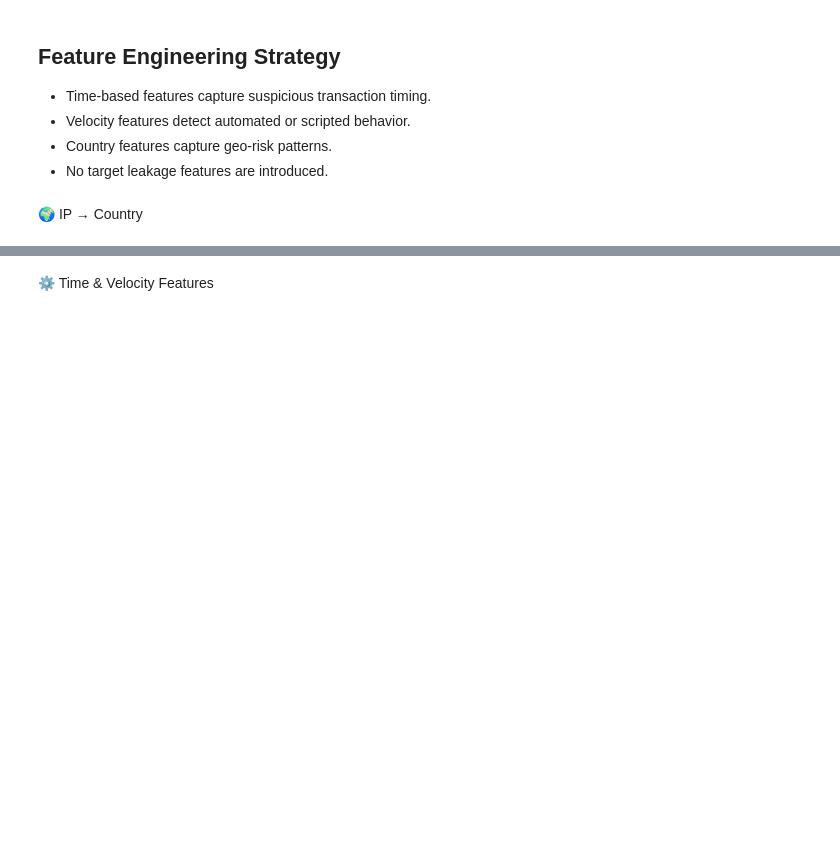
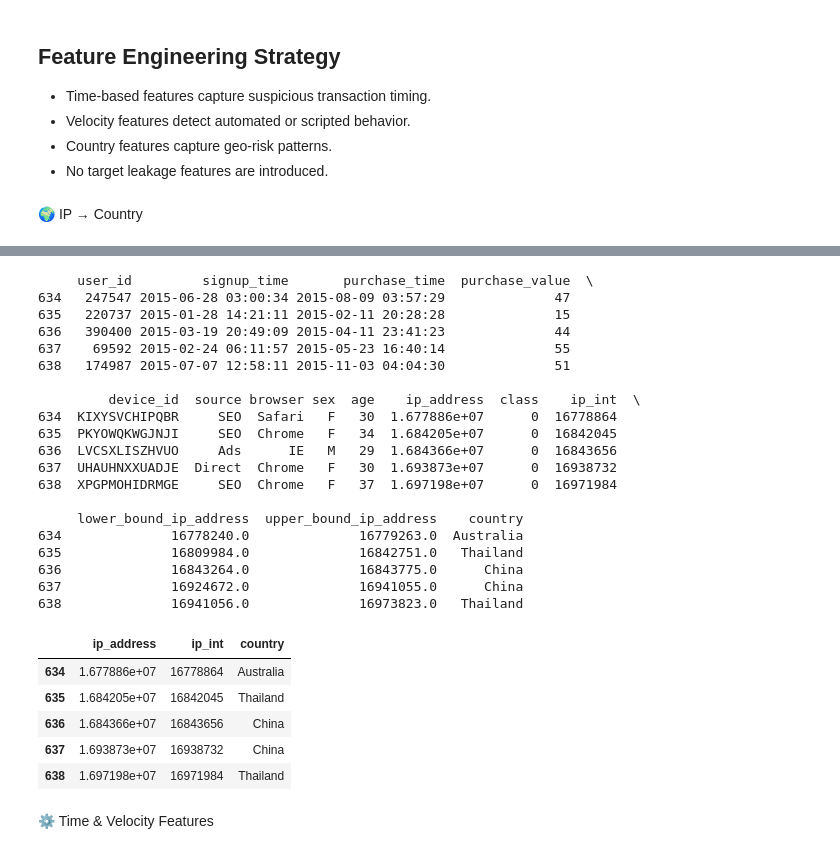
Before and after one commit to Moggycool/fraud-detection, a Jupyter notebook: notebooks/feature-engineering.ipynb, the cells around one changed output, grey strips where cells are left out. Cells and saved outputs as stored; diff of their text form; code cells hidden in the pictures; blank space fills up the shorter version.

```diff
--- a/notebooks/feature-engineering.ipynb
+++ b/notebooks/feature-engineering.ipynb
@@ -19,3 +43,38 @@ print(fraud_df.head())
+# %%
+from src.geo_utils import convert_ip_to_int, merge_ip_country
+
+fraud_df = convert_ip_to_int(df)
+fraud_df = merge_ip_country(fraud_df, ip_df)
+print(fraud_df.head())
+
+fraud_df[["ip_address", "ip_int", "country"]].head()
+# %% [output]
+     user_id         signup_time       purchase_time  purchase_value  \
+634   247547 2015-06-28 03:00:34 2015-08-09 03:57:29              47
+635   220737 2015-01-28 14:21:11 2015-02-11 20:28:28              15
+636   390400 2015-03-19 20:49:09 2015-04-11 23:41:23              44
+637    69592 2015-02-24 06:11:57 2015-05-23 16:40:14              55
+638   174987 2015-07-07 12:58:11 2015-11-03 04:04:30              51
+
+         device_id  source browser sex  age    ip_address  class    ip_int  \
+634  KIXYSVCHIPQBR     SEO  Safari   F   30  1.677886e+07      0  16778864
+635  PKYOWQKWGJNJI     SEO  Chrome   F   34  1.684205e+07      0  16842045
+636  LVCSXLISZHVUO     Ads      IE   M   29  1.684366e+07      0  16843656
+637  UHAUHNXXUADJE  Direct  Chrome   F   30  1.693873e+07      0  16938732
+638  XPGPMOHIDRMGE     SEO  Chrome   F   37  1.697198e+07      0  16971984
+
+     lower_bound_ip_address  upper_bound_ip_address    country
+634              16778240.0              16779263.0  Australia
+635              16809984.0              16842751.0   Thailand
+636              16843264.0              16843775.0      China
+637              16924672.0              16941055.0      China
+638              16941056.0              16973823.0   Thailand
+|  | ip_address | ip_int | country |
+| 634 | 1.677886e+07 | 16778864 | Australia |
+| 635 | 1.684205e+07 | 16842045 | Thailand |
+| 636 | 1.684366e+07 | 16843656 | China |
+| 637 | 1.693873e+07 | 16938732 | China |
+| 638 | 1.697198e+07 | 16971984 | Thailand |
 # %% [markdown]
 ⚙️ Time & Velocity Features
 # %%
```
Also changed, not shown: parts of 2 cells of this notebook, 4 other files.
